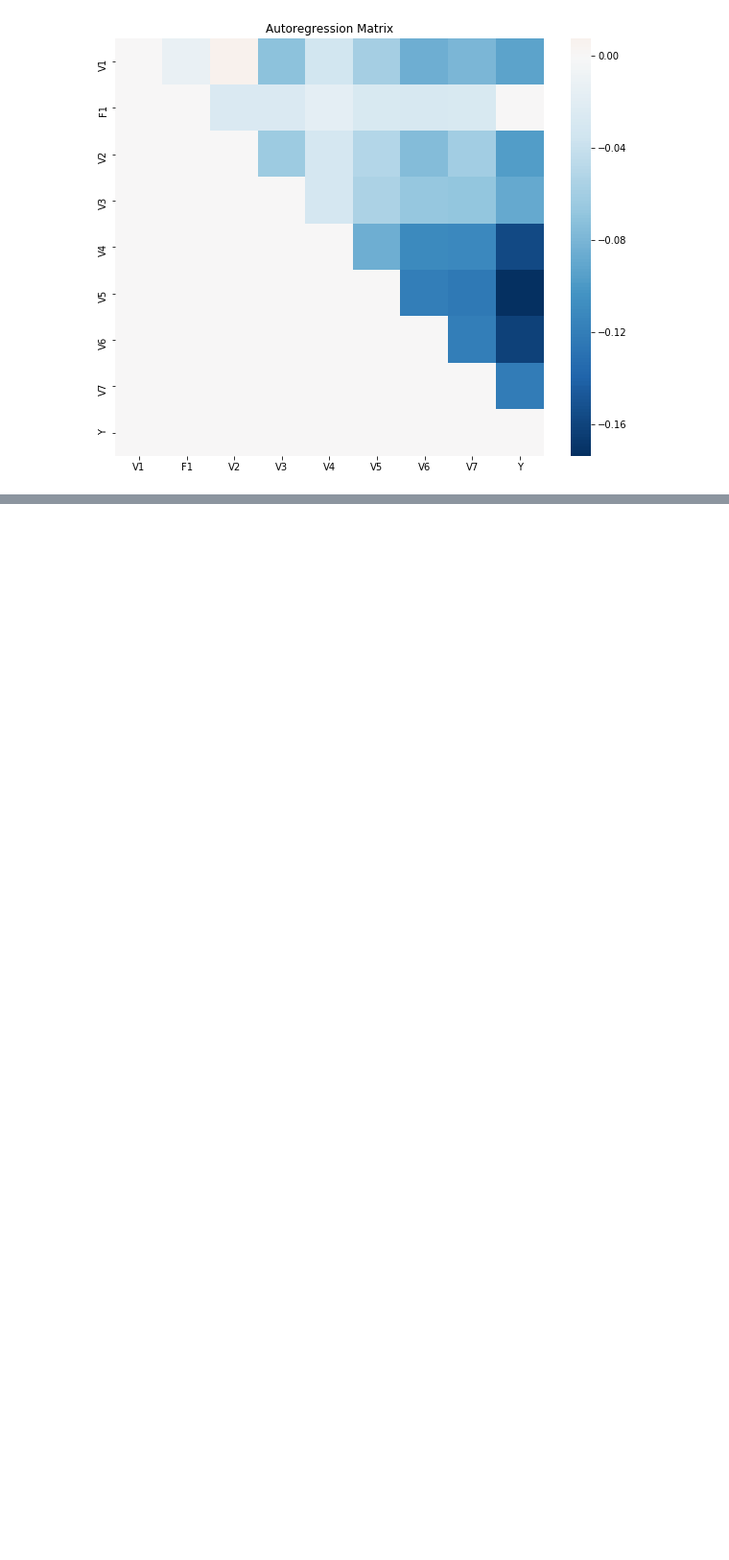
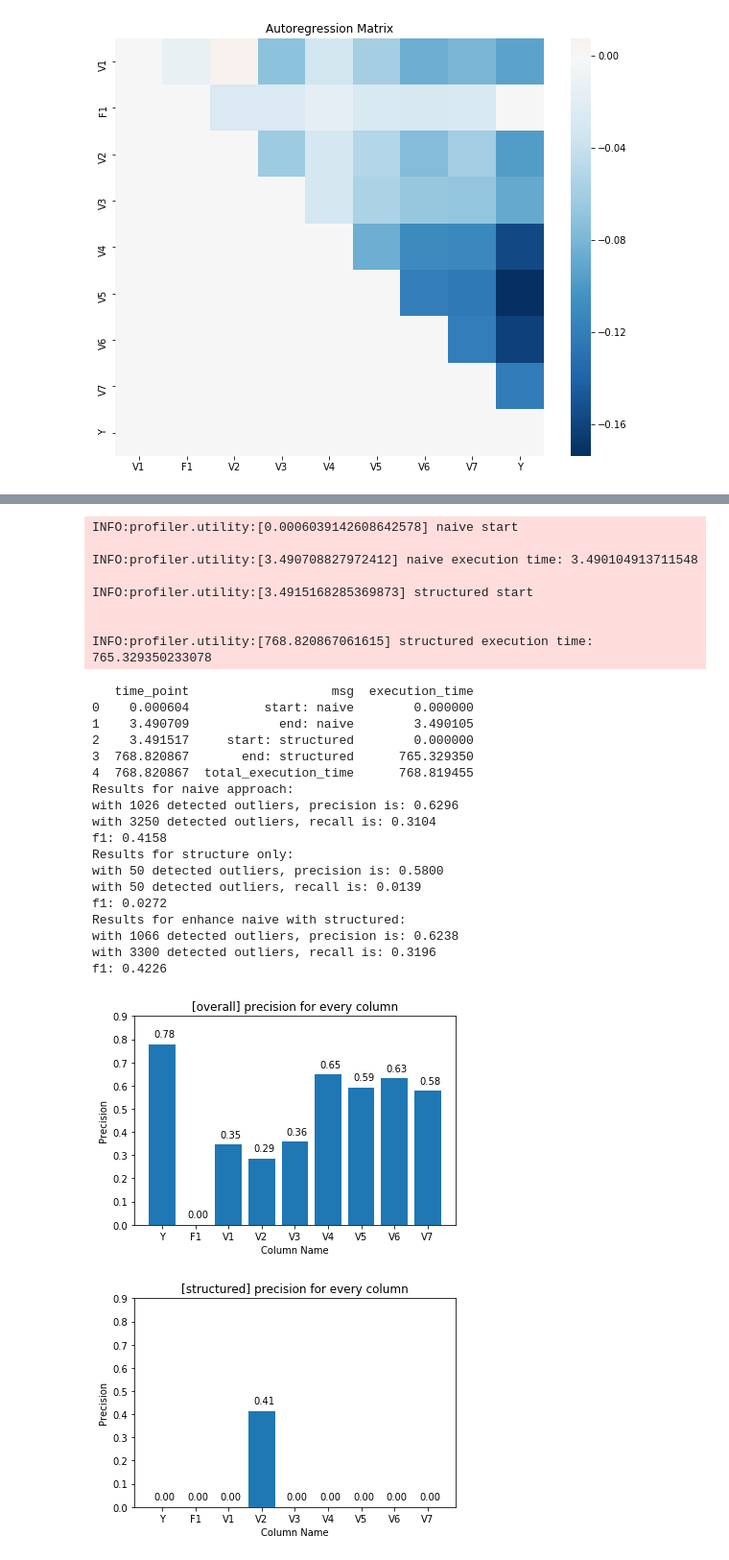
Before and after one commit to sis-ethz/Profiler-Public, a Jupyter notebook: tutorials/Experiment_OD_size-of-neighborhood.ipynb, the cells around one changed output, grey strips where cells are left out. Shown at 96% size. Drawn from its saved outputs; the diff is of its cells as text; code cells hidden in the pictures; blank space fills up the shorter version.

```diff
--- a/tutorials/Experiment_OD_size-of-neighborhood.ipynb
+++ b/tutorials/Experiment_OD_size-of-neighborhood.ipynb
@@ -183,0 +212,34 @@ detector.view_neighbor_info()
+# %%
+detector = ScikitDetector(pf.session.ds.df, attr=pf.session.ds.dtypes, method="isf", gt_idx=gt_idx,
+                          tol=0.01, t=0.05, knn=True, neighbor_size=200)
+detector.run_all(parent_sets)
+detector.evaluate()
+# %% [output]
+INFO:profiler.utility:[0.0006039142608642578] naive start
+
+INFO:profiler.utility:[3.490708827972412] naive execution time: 3.490104913711548
+
+INFO:profiler.utility:[3.4915168285369873] structured start
+
+
+INFO:profiler.utility:[768.820867061615] structured execution time: 765.329350233078
+   time_point                   msg  execution_time
+0    0.000604          start: naive        0.000000
+1    3.490709            end: naive        3.490105
+2    3.491517     start: structured        0.000000
+3  768.820867       end: structured      765.329350
+4  768.820867  total_execution_time      768.819455
+Results for naive approach:
+with 1026 detected outliers, precision is: 0.6296
+with 3250 detected outliers, recall is: 0.3104
+f1: 0.4158
+Results for structure only:
+with 50 detected outliers, precision is: 0.5800
+with 50 detected outliers, recall is: 0.0139
+f1: 0.0272
+Results for enhance naive with structured:
+with 1066 detected outliers, precision is: 0.6238
+with 3300 detected outliers, recall is: 0.3196
+f1: 0.4226
+[figure, added]
+[figure, added]
```
Also changed, not shown: parts of 8 cells of this notebook, 2 other files.
